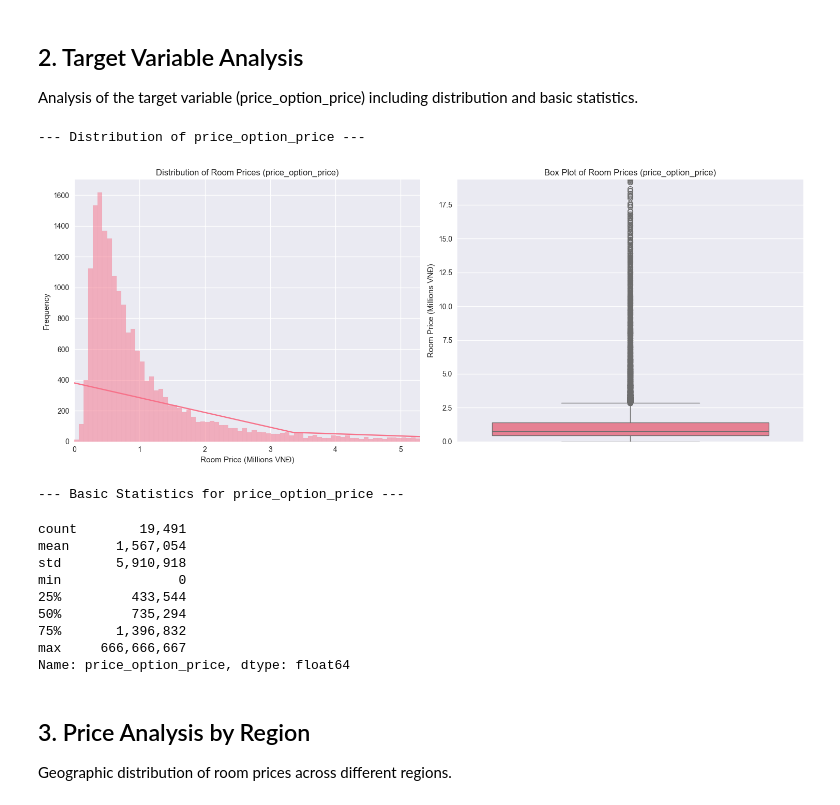
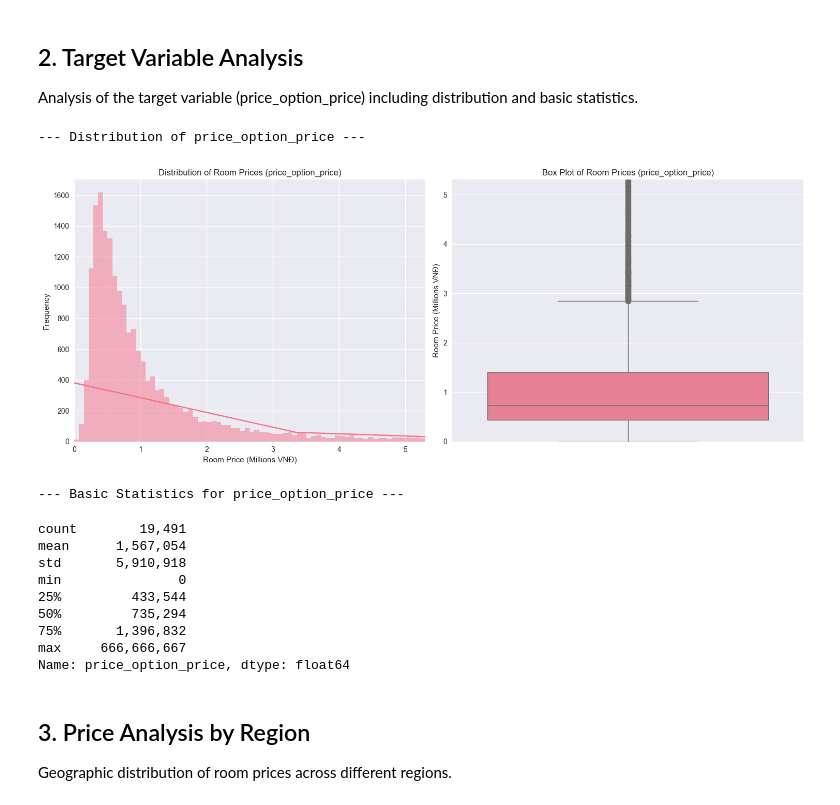
Before and after one commit to nguyendinhan04/DS-project-20251, a Jupyter notebook: notebook/Main/Vanh/eda/eda_analysis.ipynb, the cells around one changed output. Cells and saved outputs as stored; diff of their text form; code cells hidden in the pictures.

```diff
--- a/notebook/Main/Vanh/eda/eda_analysis.ipynb
+++ b/notebook/Main/Vanh/eda/eda_analysis.ipynb
@@ -208,38 +191,40 @@ print("--- Distribution of price_option_price ---")
 
 # Convert price to millions for better visualization
 df_price = df['price_option_price'].dropna() / 1_000_000  # Convert to millions
+# df_price_log = np.log1p(df['price_option_price'].dropna())
+
 
 plt.figure(figsize=(15, 6))
 
 # Histogram
 plt.subplot(1, 2, 1)
 sns.histplot(df_price, kde=True)
 plt.title('Distribution of Room Prices (price_option_price)')
 plt.xlabel('Room Price (Millions VNĐ)')
 plt.ylabel('Frequency')
 # Rescale x-axis to focus on main distribution (remove extreme outliers)
 # Use 95th percentile to set reasonable x-axis limit
 x_max = df_price.quantile(0.95)
 plt.xlim(0, x_max)
 
 # Box Plot
 plt.subplot(1, 2, 2)
 sns.boxplot(y=df_price)
 plt.title('Box Plot of Room Prices (price_option_price)')
 plt.ylabel('Room Price (Millions VNĐ)')
 # Rescale y-axis to focus on main distribution (remove extreme outliers)
-y_max = df_price.quantile(0.995)
+y_max = df_price.quantile(0.95)
 plt.ylim(0, y_max)
 
 plt.tight_layout()
 plt.show()
 
 pd.set_option('display.float_format', '{:,.0f}'.format)
 print("\n--- Basic Statistics for price_option_price ---")
 display(df['price_option_price'].describe())
 # %% [output]
 --- Distribution of price_option_price ---
-[figure, old version]
+[figure, new version]
 --- Basic Statistics for price_option_price ---
 count        19,491
 mean      1,567,054
```
Also changed, not shown: parts of 6 cells of this notebook, 5 other files.
